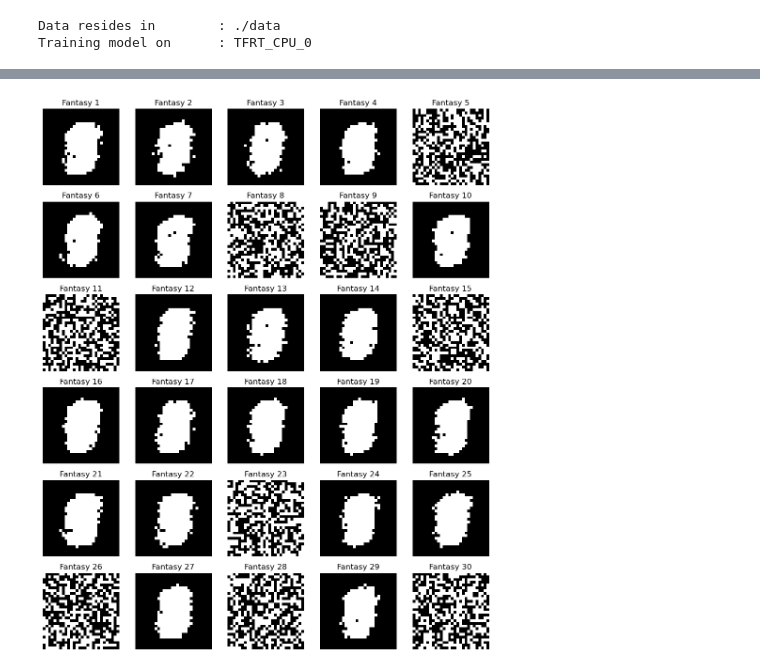
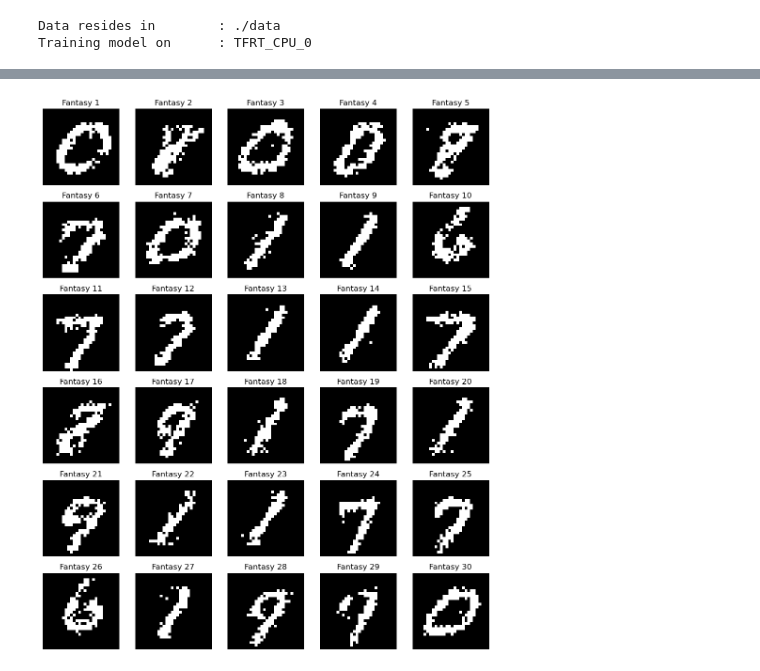
Before and after one commit to simontonner/neural-quantum-tomo, a Jupyter notebook: refinement/rbm/rbm_mnist_pcd_anneal_jax_v1.ipynb, the cells around one changed output, grey strips where cells are left out. Cells and saved outputs as stored; diff of their text form; code cells hidden in the pictures.

Commit message:
jax version produces now digits

```diff
--- a/refinement/rbm/rbm_mnist_pcd_anneal_jax_v1.ipynb
+++ b/refinement/rbm/rbm_mnist_pcd_anneal_jax_v1.ipynb
@@ -286,0 +28,16 @@ Epoch [40/40] - Free Energy Loss: -1.3695
+# %%
+def preprocess(x):
+    x = x.astype(np.float32) / 255.0    # normalize to [0, 1]
+    x = x > 0.5                         # binarize
+    x = x.reshape(x.shape[0], -1)       # flatten for RBM
+    x = jnp.array(x, dtype=jnp.float32) # use jax numpy array of dtype float32, because RBM has float32 params
+    return x
+
+
+data_paths = download_mnist_if_needed(root=data_dir, train_only=True)
+x_train_raw = load_images(data_paths['train_images'])
+y_train = load_labels(data_paths['train_labels'])
+
+x_train = preprocess(x_train_raw)
+print(f"x_train dtype: {x_train.dtype}, shape: {x_train.shape}")
+print(f"x_train min: {x_train.min()}, max: {x_train.max()}")
@@ -294,27 +286,40 @@ Text(0, 0.5, 'Free Energy Loss')
 # %%
+import jax.numpy as jnp
+
+def print_samples(samples, elements_per_row=10, fig_width=10, cmap="binary"):
+    num_digits = len(samples)
+    num_rows = (num_digits + elements_per_row - 1) // elements_per_row
+
+    plt.figure(figsize=(fig_width, fig_width / elements_per_row * num_rows))
+    for idx, (label, image) in enumerate(samples):
+        plt.subplot(num_rows, elements_per_row, idx + 1)
+        plt.imshow(image.squeeze(), cmap=cmap)
+        plt.title(label, fontsize=12)
+        plt.axis('off')
+
+    plt.tight_layout()
+    plt.show()
+
 class CosineAnnealer:
     def __init__(self, T_high, T_low, n_steps):
         steps = jnp.arange(n_steps, dtype=jnp.float32)
         cos = 0.5 * (1 + jnp.cos(jnp.pi * steps / (n_steps - 1)))
         self.schedule = T_low + (T_high - T_low) * cos
 
     def __getitem__(self, idx):
         return self.schedule[idx]
 
     def __len__(self):
-        return len(self.schedule)
+        return int(self.schedule.shape[0])
 
     def get_schedule(self):
         return self.schedule
 
+annealer = CosineAnnealer(4.0, 0.4, 1000)
+# Pass the model's variables (e.g., {"params": state.params}) to the generate method.
+samples = rbm.generate(variables={"params": state.params}, n_samples=30, T_schedule=annealer.get_schedule(), rng=rng).reshape(-1, 1, 28, 28)
 
-annealer = CosineAnnealer(4.0, 0.4, 1000)
-T_schedule = annealer.get_schedule()
-
-samples = rbm.generate(params=state.params, n_samples=30, T_schedule=T_schedule)
-samples = samples.reshape(-1, 1, 28, 28)
-
-labeled_samples = [(f"Fantasy {i + 1}", np.array(samples[i])) for i in range(len(samples))]
+labeled_samples = [(f"Fantasy {idx + 1}", img) for idx, img in enumerate(samples)]
 print_samples(labeled_samples, elements_per_row=5, fig_width=10, cmap="gray")
 # %% [output]
-[figure, old version]
+[figure, new version]
```
Also changed, not shown: parts of 12 cells of this notebook, 11 other files.
